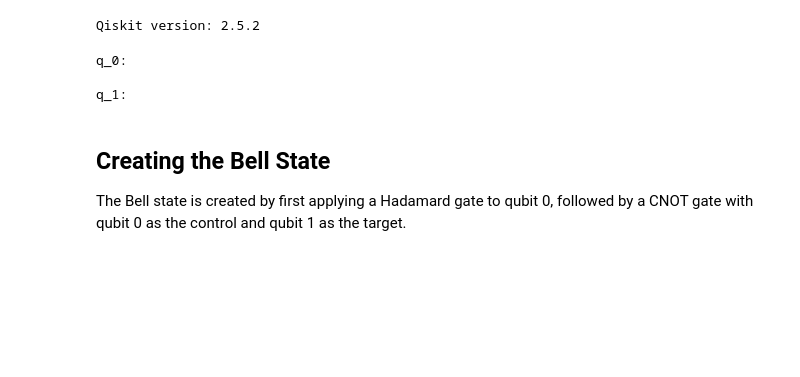
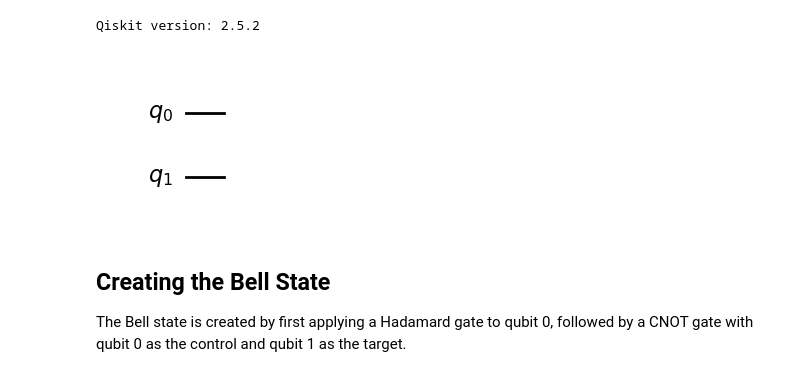
Before and after one commit to Luzaryal/qiskit-quantum-circuits, a Jupyter notebook: 01_quantum_entanglement.ipynb, the cells around one changed output. Cells and saved outputs as stored; diff of their text form; code cells hidden in the pictures; blank space fills up the shorter version.

```diff
--- a/01_quantum_entanglement.ipynb
+++ b/01_quantum_entanglement.ipynb
@@ -11,14 +11,12 @@ Qiskit version: 2.5.2
 # %%
 from qiskit import QuantumCircuit
 
 # Create a 2-qubit quantum circuit
 bell = QuantumCircuit(2)
 
-print(bell)
+bell.draw("mpl")
 # %% [output]
-q_0:
-
-q_1:
+[figure, added]
 # %% [markdown]
 ## Creating the Bell State
 
```
Also changed, not shown: parts of 11 cells of this notebook, 4 other files.
